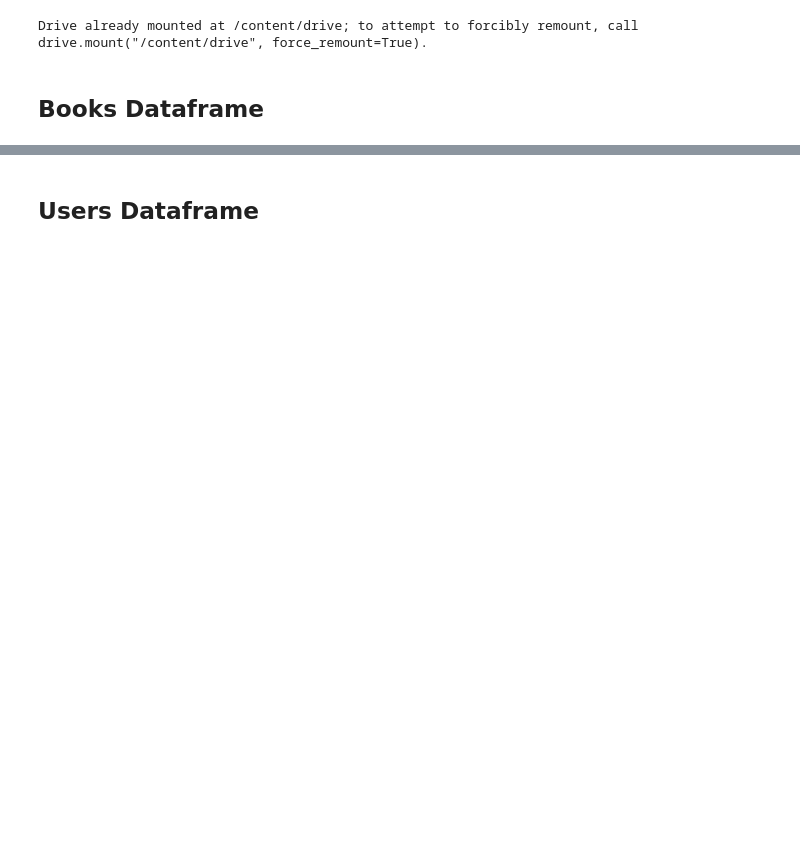
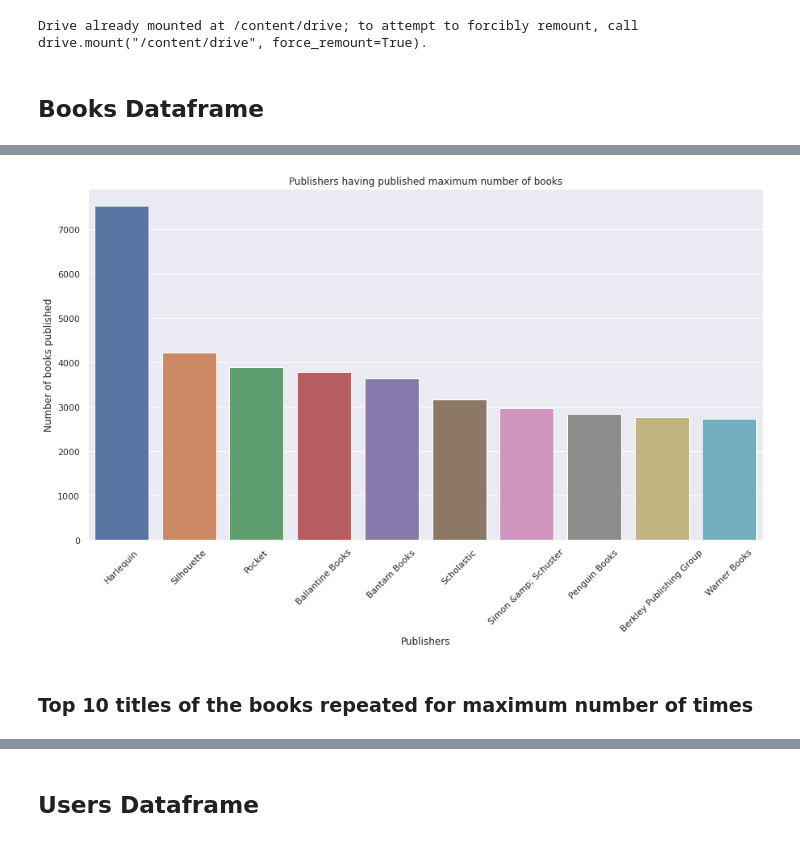
Before and after one commit to rsonar821/Unsupervised-Learning-Capstone-Project, a Jupyter notebook: Book_Recommender_System.ipynb, the cells around one changed output, grey strips where cells are left out. Saved outputs shown, nothing was run; the diff lists cells and outputs as text; code cells hidden in the pictures; blank space fills up the shorter version.

```diff
--- a/Book_Recommender_System.ipynb
+++ b/Book_Recommender_System.ipynb
@@ -154,0 +233,24 @@ sns.barplot(x = 'Title', y = 'Count', data = top_titles)
+# %%
+# Creating a dataframe of publishers having published maximum number of books
+max_publishers = pd.DataFrame(books_df['Publisher'].value_counts()[:10]).reset_index()
+
+# Renaming the columns of the dataframe
+max_publishers.rename(columns = {'index':'Publisher', 'Publisher':'Count'}, inplace=True)
+# %%
+# Defining the plot size
+plt.figure(figsize=(15,8))
+
+# Plotting a bargraph
+figure = sns.barplot(x='Publisher', y='Count', data=max_publishers)
+
+# Defining the title, xticks rotation and x and y labels
+plt.xticks(rotation=45)
+figure.set(title='Publishers having published maximum number of books')
+figure.set(xlabel='Publishers', ylabel='Number of books published')
+
+# Displaying the graph
+plt.show(figure)
+# %% [output]
+[figure, added]
+# %% [markdown]
+### Top 10 titles of the books repeated for maximum number of times
```
Also changed, not shown: parts of 56 cells of this notebook.
